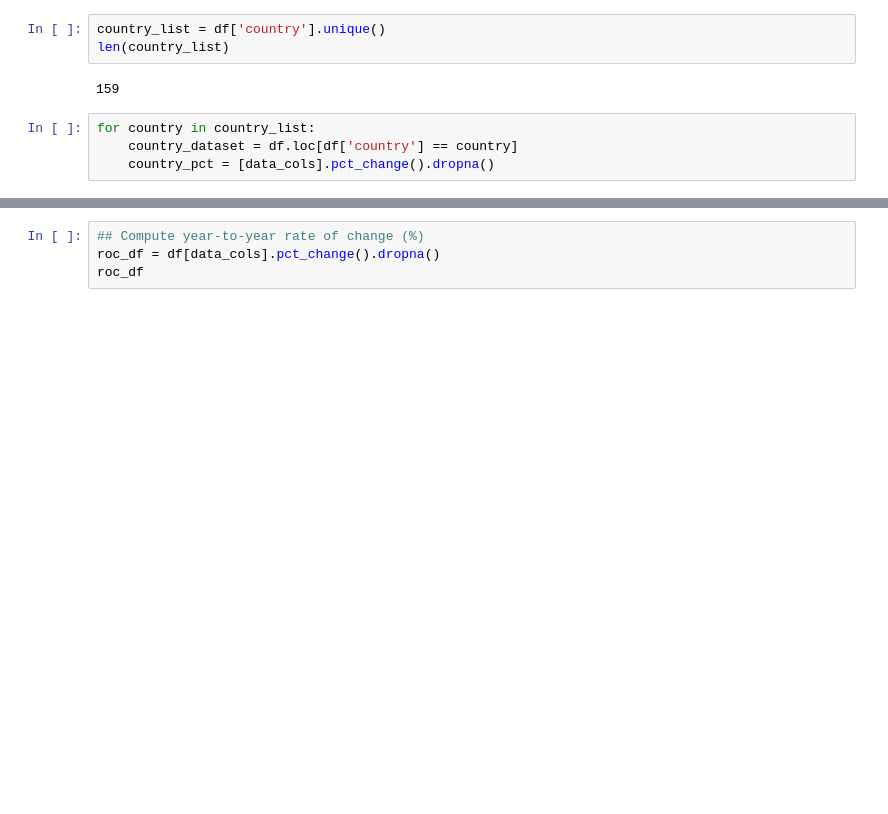
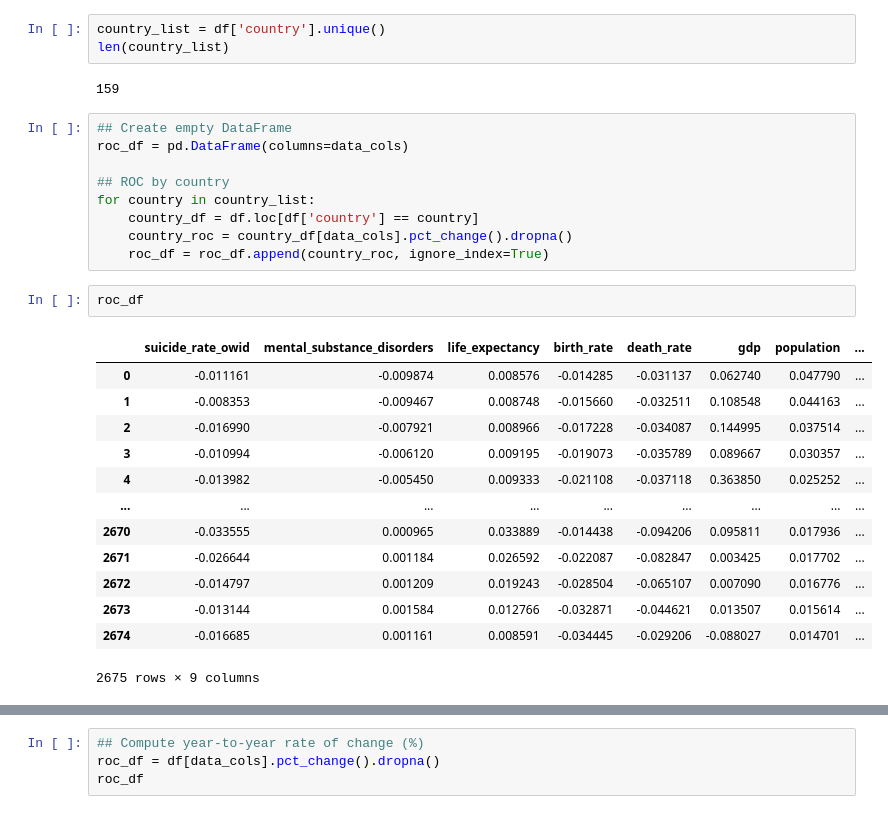
Before and after one commit to anajuarezar/Suicide-Analysis, a Jupyter notebook: data/Rate_of_Change.ipynb, the cells around one changed output, grey strips where cells are left out. Saved outputs shown, nothing was run; the diff lists cells and outputs as text; blank space fills up the shorter version.

```diff
--- a/data/Rate_of_Change.ipynb
+++ b/data/Rate_of_Change.ipynb
@@ -86,6 +104,27 @@ len(country_list)
 # %% [output]
 159
 # %%
+## Create empty DataFrame
+roc_df = pd.DataFrame(columns=data_cols)
+
+## ROC by country
 for country in country_list:
-    country_dataset = df.loc[df['country'] == country]
-    country_pct = [data_cols].pct_change().dropna()
+    country_df = df.loc[df['country'] == country]
+    country_roc = country_df[data_cols].pct_change().dropna()
+    roc_df = roc_df.append(country_roc, ignore_index=True)
+# %%
+roc_df
+# %% [output]
+|  | suicide_rate_owid | mental_substance_disorders | life_expectancy | birth_rate | death_rate | gdp | population | ... |
+| 0 | -0.011161 | -0.009874 | 0.008576 | -0.014285 | -0.031137 | 0.062740 | 0.047790 | ... |
+| 1 | -0.008353 | -0.009467 | 0.008748 | -0.015660 | -0.032511 | 0.108548 | 0.044163 | ... |
+| 2 | -0.016990 | -0.007921 | 0.008966 | -0.017228 | -0.034087 | 0.144995 | 0.037514 | ... |
+| 3 | -0.010994 | -0.006120 | 0.009195 | -0.019073 | -0.035789 | 0.089667 | 0.030357 | ... |
+| 4 | -0.013982 | -0.005450 | 0.009333 | -0.021108 | -0.037118 | 0.363850 | 0.025252 | ... |
+| ... | ... | ... | ... | ... | ... | ... | ... | ... |
+| 2670 | -0.033555 | 0.000965 | 0.033889 | -0.014438 | -0.094206 | 0.095811 | 0.017936 | ... |
+| 2671 | -0.026644 | 0.001184 | 0.026592 | -0.022087 | -0.082847 | 0.003425 | 0.017702 | ... |
+| 2672 | -0.014797 | 0.001209 | 0.019243 | -0.028504 | -0.065107 | 0.007090 | 0.016776 | ... |
+| 2673 | -0.013144 | 0.001584 | 0.012766 | -0.032871 | -0.044621 | 0.013507 | 0.015614 | ... |
+| 2674 | -0.016685 | 0.001161 | 0.008591 | -0.034445 | -0.029206 | -0.088027 | 0.014701 | ... |
+2675 rows × 9 columns
```
Also changed, not shown: parts of 8 cells of this notebook, 3 other files.
